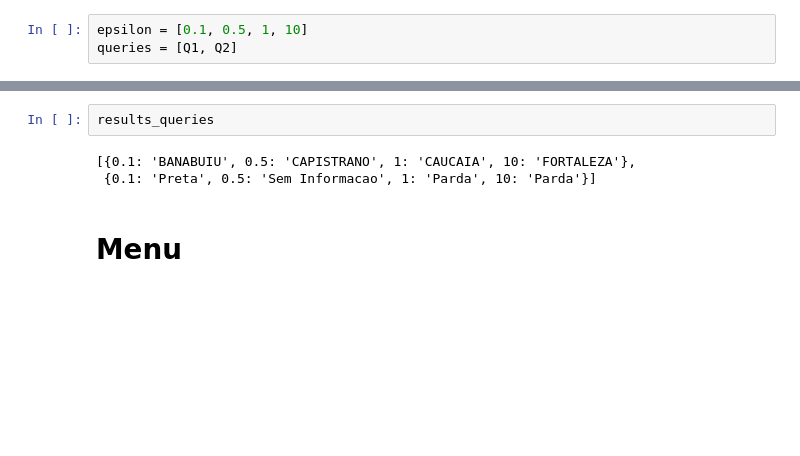
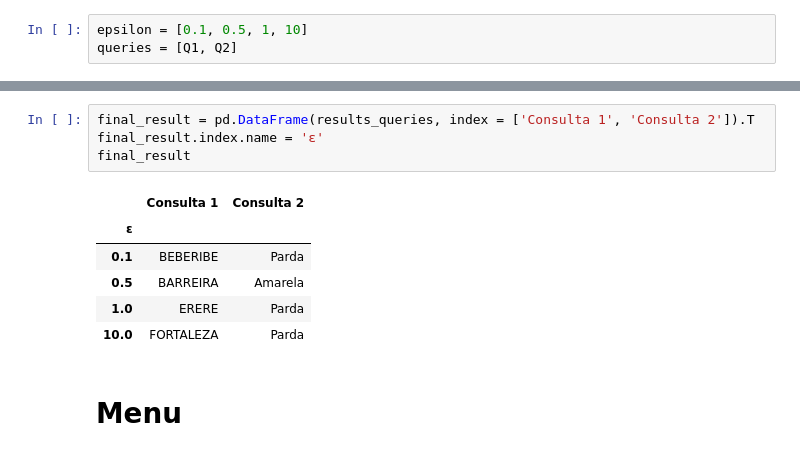
Before and after one commit to Brabissima/disciplina-priv-2022, a Jupyter notebook: Trabalho 04/Mecanismo Exponencial.ipynb, the cells around one changed output, grey strips where cells are left out. Saved outputs shown, nothing was run; the diff lists cells and outputs as text; blank space fills up the shorter version.

```diff
--- a/Trabalho 04/Mecanismo Exponencial.ipynb
+++ b/Trabalho 04/Mecanismo Exponencial.ipynb
@@ -117,8 +118,14 @@ for q in queries:
 ... (12 outputs left out)
 # %%
-results_queries
+final_result = pd.DataFrame(results_queries, index = ['Consulta 1', 'Consulta 2']).T
+final_result.index.name = 'ε'
+final_result
 # %% [output]
-[{0.1: 'BANABUIU', 0.5: 'CAPISTRANO', 1: 'CAUCAIA', 10: 'FORTALEZA'},
- {0.1: 'Preta', 0.5: 'Sem Informacao', 1: 'Parda', 10: 'Parda'}]
+|  | Consulta 1 | Consulta 2 |
+| ε |  |  |
+| 0.1 | BEBERIBE | Parda |
+| 0.5 | BARREIRA | Amarela |
+| 1.0 | ERERE | Parda |
+| 10.0 | FORTALEZA | Parda |
 # %% [markdown]
 # Menu
```
Also changed, not shown: parts of 3 cells of this notebook.
